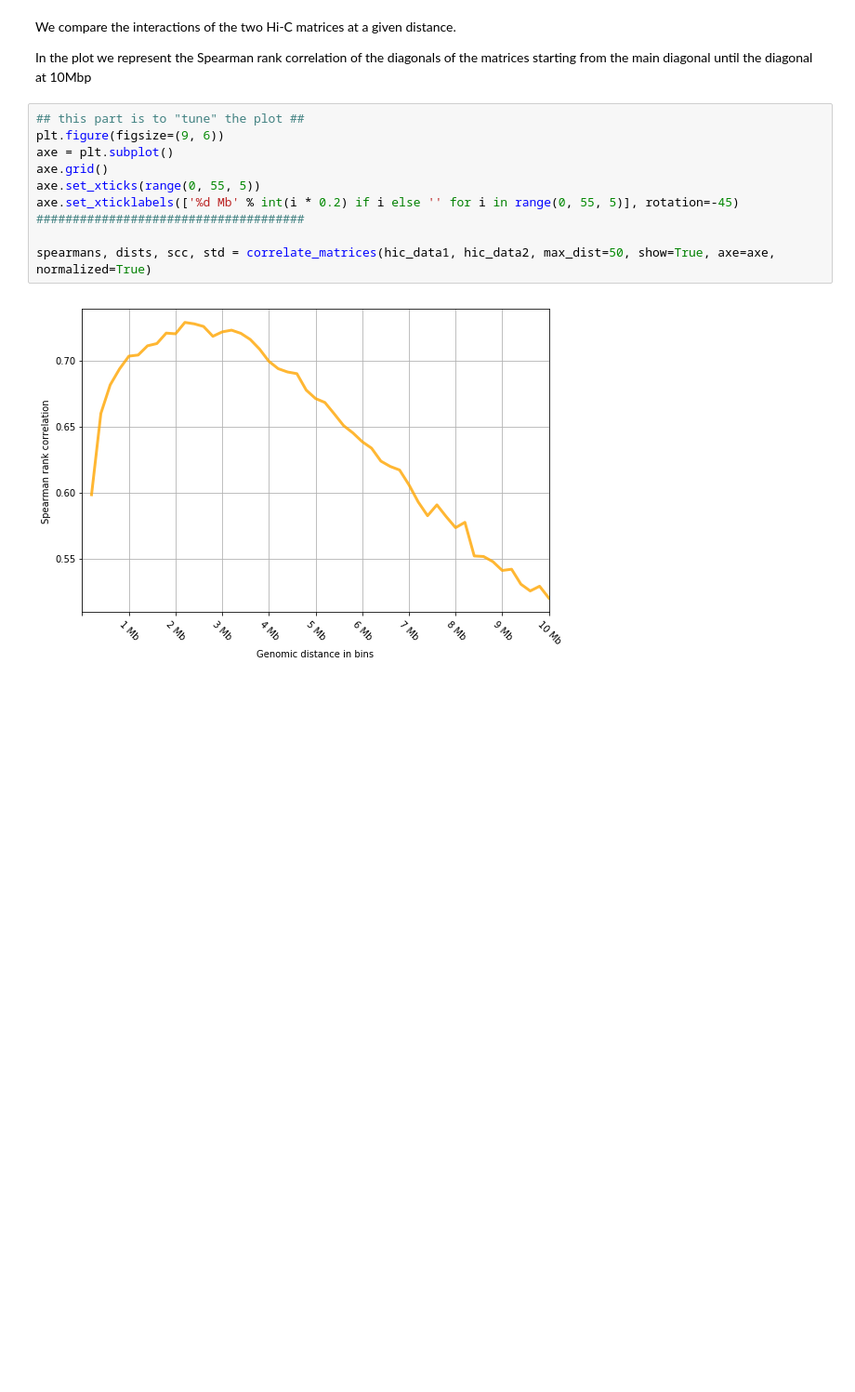
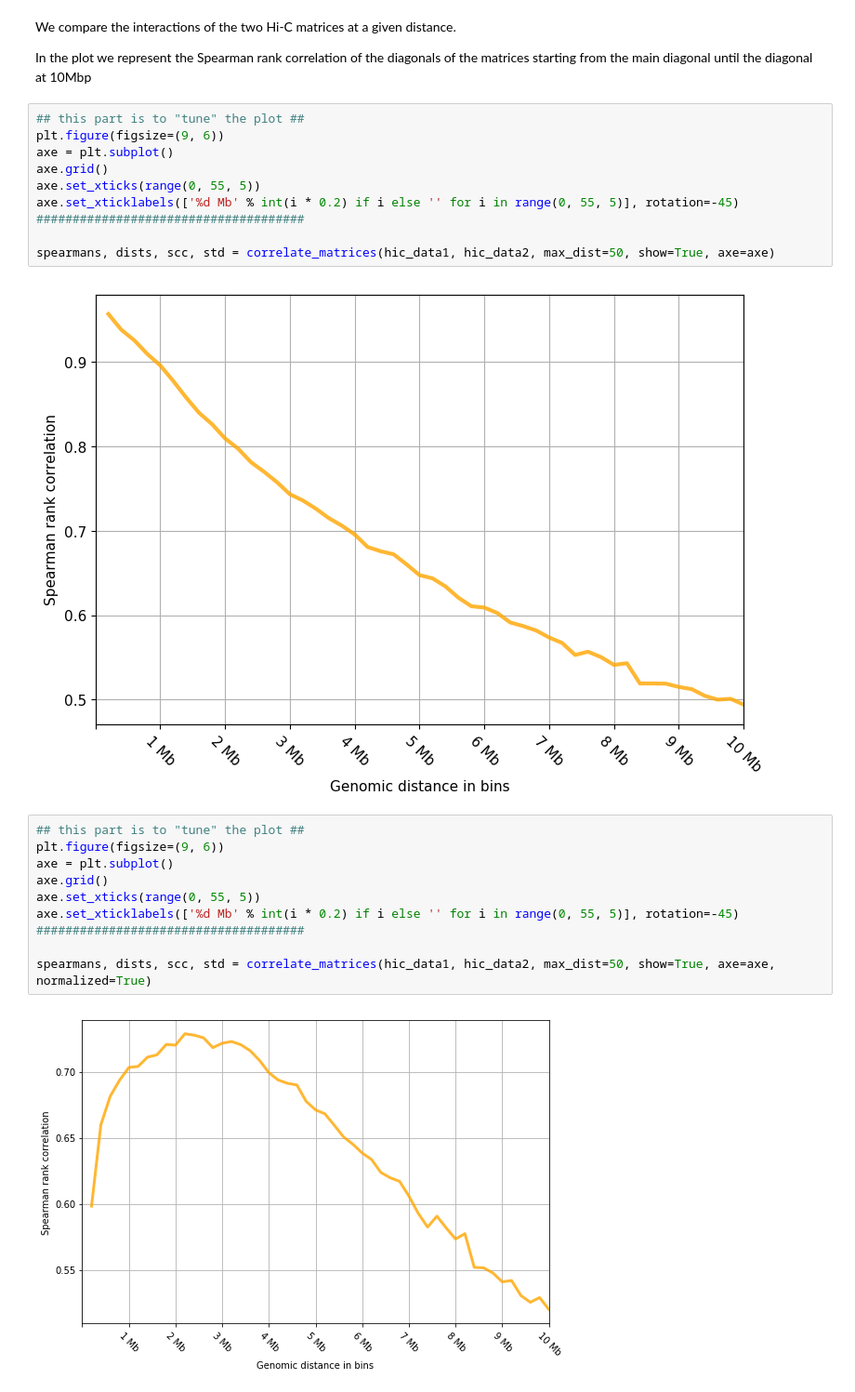
Before and after one commit to 3DGenomes/MethodsMolBiol, a Jupyter notebook: Notebooks/A3-Compare and merge Hi-C experiments.ipynb, the cells around one changed output. Shown: that part at 93% size. Saved outputs shown, nothing was run; the diff lists cells and outputs as text; blank space fills up the shorter version.

```diff
--- a/Notebooks/A3-Compare and merge Hi-C experiments.ipynb
+++ b/Notebooks/A3-Compare and merge Hi-C experiments.ipynb
@@ -55,6 +55,18 @@ hic_data2 = load_hic_data_from_bam(base_path.format(cel1, rep2),
 We compare the interactions of the two Hi-C matrices at a given distance.
 
 In the plot we represent the Spearman rank correlation of the diagonals of the matrices starting from the main diagonal until the diagonal at 10Mbp
+# %%
+## this part is to "tune" the plot ##
+plt.figure(figsize=(9, 6))
+axe = plt.subplot()
+axe.grid()
+axe.set_xticks(range(0, 55, 5))
+axe.set_xticklabels(['%d Mb' % int(i * 0.2) if i else '' for i in range(0, 55, 5)], rotation=-45)
+#####################################
+
+spearmans, dists, scc, std = correlate_matrices(hic_data1, hic_data2, max_dist=50, show=True, axe=axe)
+# %% [output]
+[figure, added]
 # %%
 ## this part is to "tune" the plot ##
 plt.figure(figsize=(9, 6))
```
Also changed, not shown: parts of 2 cells of this notebook.
